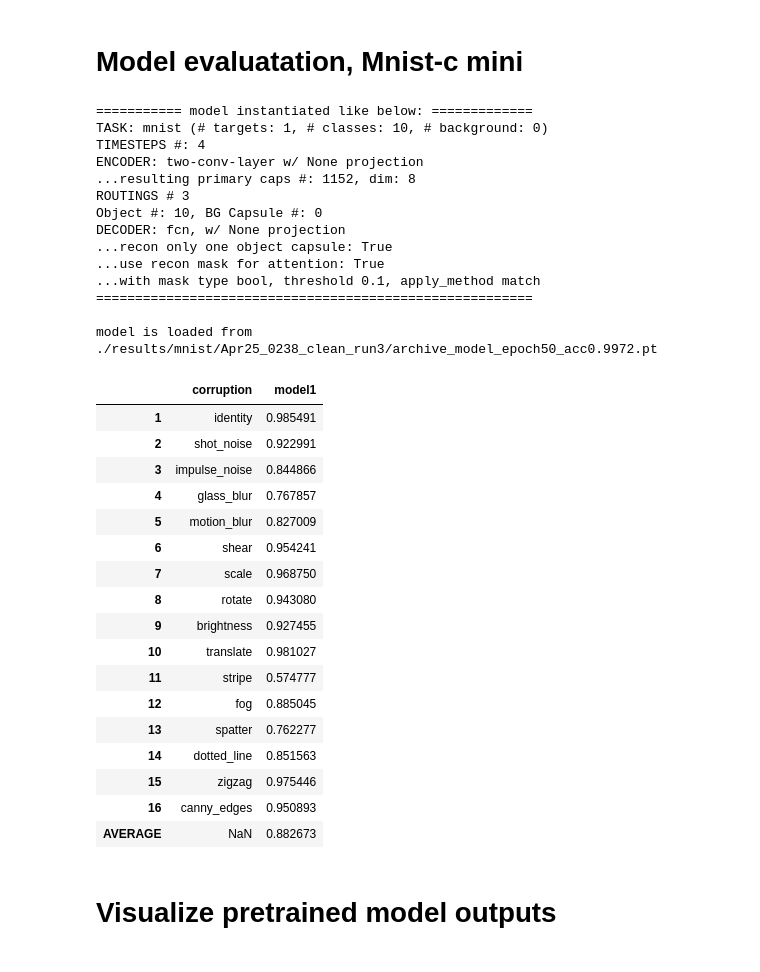
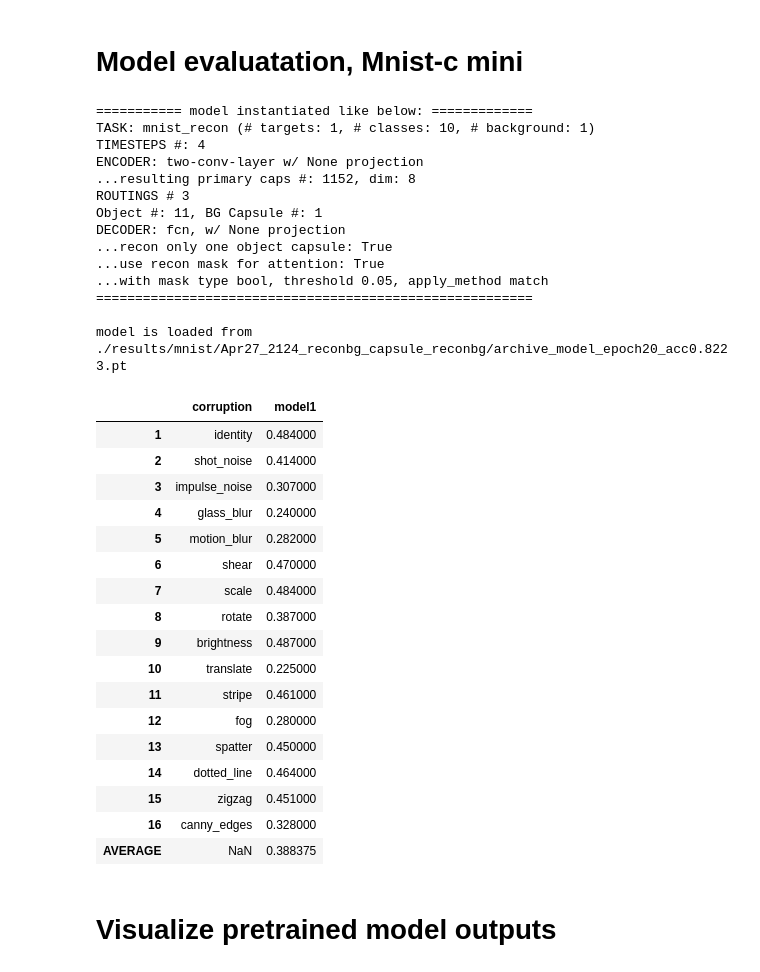
Before and after one commit to ahnchive/ORA-recognition, a Jupyter notebook: eval_rrcapsnet_original.ipynb, the cells around one changed output. Drawn from its saved outputs; the diff is of its cells as text; code cells hidden in the pictures.

```diff
--- a/eval_rrcapsnet_original.ipynb
+++ b/eval_rrcapsnet_original.ipynb
@@ -623,8 +623,7 @@ task='mnist_c_mini'
 train=False #train or test dataset
 print_args=False
 args_to_update = {'device':DEVICE, 'batch_size':BATCHSIZE,
-                 'time_steps': 4, 'routings': 3, #'routing_type': 'pd-recon', #'original'
-                 'min_coup': 0.5, 'min_rscore': 0.5, 'mask_threshold': 0.1}
+                 'time_steps': 4, 'routings': 3, 'mask_threshold': 0.05}
 
 modellist = [
 
@@ -655,14 +654,26 @@ modellist = [
 ## test on clean mnist
 # './results/mnist/Apr25_0202_clean_run1/archive_model_epoch50_acc0.9973.pt',
 # './results/mnist/Apr25_0220_clean_run2/archive_model_epoch50_acc0.9976.pt',
-'./results/mnist/Apr25_0238_clean_run3/archive_model_epoch50_acc0.9972.pt',
+# './results/mnist/Apr25_0238_clean_run3/archive_model_epoch50_acc0.9972.pt',
 # './results/mnist/Apr25_0255_clean_run4/archive_model_epoch50_acc0.9971.pt',
 # './results/mnist/Apr25_0313_clean_run5/archive_model_epoch50_acc0.9976.pt'
 
-# test on background image
-# './results/mnist/Apr26_1759_test/archive_model_epoch30_acc0.7484.pt'
+# test on background image with bgcapsule
 #  './results/mnist/Apr26_1759_test/archive_model_epoch50_acc0.7515.pt'
-]
+
+# test on backgroundimage+original image with bgcapsule
+# './results/mnist/Apr26_2350_test/archive_model_epoch50_acc0.8401.pt'
+
+# test on backgroundrandom+original image with bgcapsule
+# './results/mnist/Apr27_0012_test/archive_model_epoch50_acc0.8620.pt'
+
+# test on reconstruct object from blot background without bgcapsule
+# './results/mnist/Apr27_2043_reconbg/archive_model_epoch50_acc0.8289.pt'
+
+# test on reconstruct object from  blot background with bgcapsule
+# './results/mnist/Apr27_2101_reconbg_capsule/final_model_epoch50_acc0.8347.pt'
+# test on reconstruct object +  blot background with bgcapsule
+'./results/mnist/Apr27_2124_reconbg_capsule_reconbg/archive_model_epoch20_acc0.8223.pt']
 
 
 df = pd.DataFrame()
@@ -677,54 +688,54 @@ for i, load_model_path in enumerate(modellist):
         df['corruption'] = CORRUPTION_TYPES
         accs = []
         for corruption in CORRUPTION_TYPES:
             x, gtx, y, acc_all, objcaps_len_step, x_recon_step = \
             evaluate_model_on_mnistc_mini(corruption, model, args, train, verbose=False, save_hooks=False)
             accs.append(acc_all.mean().item())
 
 
 
     else:
         accs = evaluate_on_batch(task, 1, model, args, train, verbose=False, onlyacc=True)
 
     df[f'model{i+1}'] =accs
 
 df.index = np.arange(1, len(df)+1)
 df.loc['AVERAGE'] = df.mean()
 
 df
 # %% [output]
 =========== model instantiated like below: =============
-TASK: mnist (# targets: 1, # classes: 10, # background: 0)
+TASK: mnist_recon (# targets: 1, # classes: 10, # background: 1)
 TIMESTEPS #: 4
 ENCODER: two-conv-layer w/ None projection
 ...resulting primary caps #: 1152, dim: 8
 ROUTINGS # 3
-Object #: 10, BG Capsule #: 0
+Object #: 11, BG Capsule #: 1
 DECODER: fcn, w/ None projection
 ...recon only one object capsule: True
 ...use recon mask for attention: True
-...with mask type bool, threshold 0.1, apply_method match
+...with mask type bool, threshold 0.05, apply_method match
 ========================================================
 
-model is loaded from ./results/mnist/Apr25_0238_clean_run3/archive_model_epoch50_acc0.9972.pt
+model is loaded from ./results/mnist/Apr27_2124_reconbg_capsule_reconbg/archive_model_epoch20_acc0.8223.pt
 |  | corruption | model1 |
-| 1 | identity | 0.985491 |
-| 2 | shot_noise | 0.922991 |
-| 3 | impulse_noise | 0.844866 |
-| 4 | glass_blur | 0.767857 |
-| 5 | motion_blur | 0.827009 |
-| 6 | shear | 0.954241 |
-| 7 | scale | 0.968750 |
-| 8 | rotate | 0.943080 |
-| 9 | brightness | 0.927455 |
-| 10 | translate | 0.981027 |
-| 11 | stripe | 0.574777 |
-| 12 | fog | 0.885045 |
-| 13 | spatter | 0.762277 |
-| 14 | dotted_line | 0.851563 |
-| 15 | zigzag | 0.975446 |
-| 16 | canny_edges | 0.950893 |
-| AVERAGE | NaN | 0.882673 |
+| 1 | identity | 0.484000 |
+| 2 | shot_noise | 0.414000 |
+| 3 | impulse_noise | 0.307000 |
+| 4 | glass_blur | 0.240000 |
+| 5 | motion_blur | 0.282000 |
+| 6 | shear | 0.470000 |
+| 7 | scale | 0.484000 |
+| 8 | rotate | 0.387000 |
+| 9 | brightness | 0.487000 |
+| 10 | translate | 0.225000 |
+| 11 | stripe | 0.461000 |
+| 12 | fog | 0.280000 |
+| 13 | spatter | 0.450000 |
+| 14 | dotted_line | 0.464000 |
+| 15 | zigzag | 0.451000 |
+| 16 | canny_edges | 0.328000 |
+| AVERAGE | NaN | 0.388375 |
 # %% [markdown]
 # Visualize pretrained model outputs
 # %%
```
Also changed, not shown: parts of 6 cells of this notebook, 3 other files.
